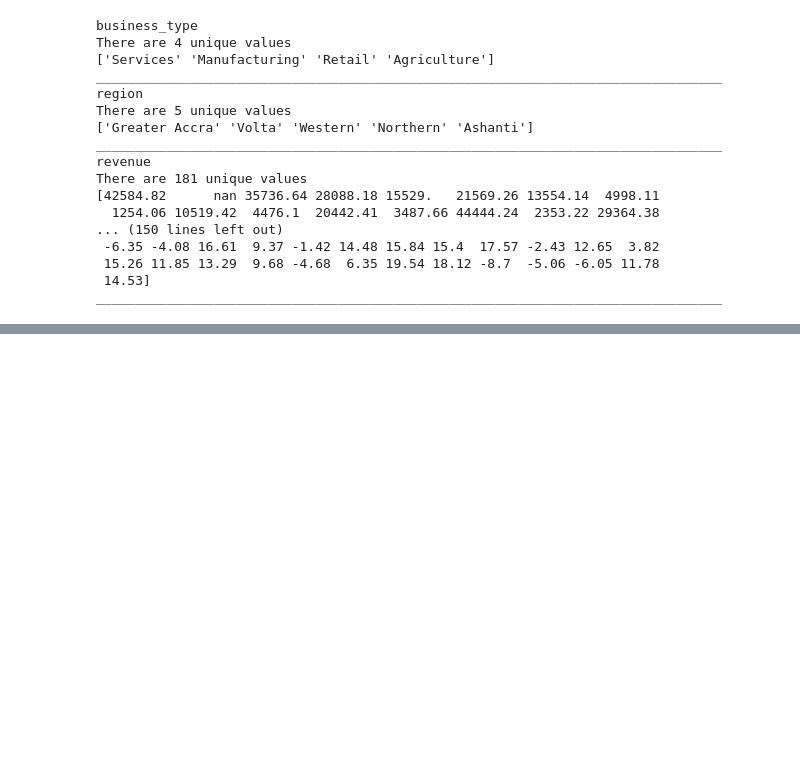
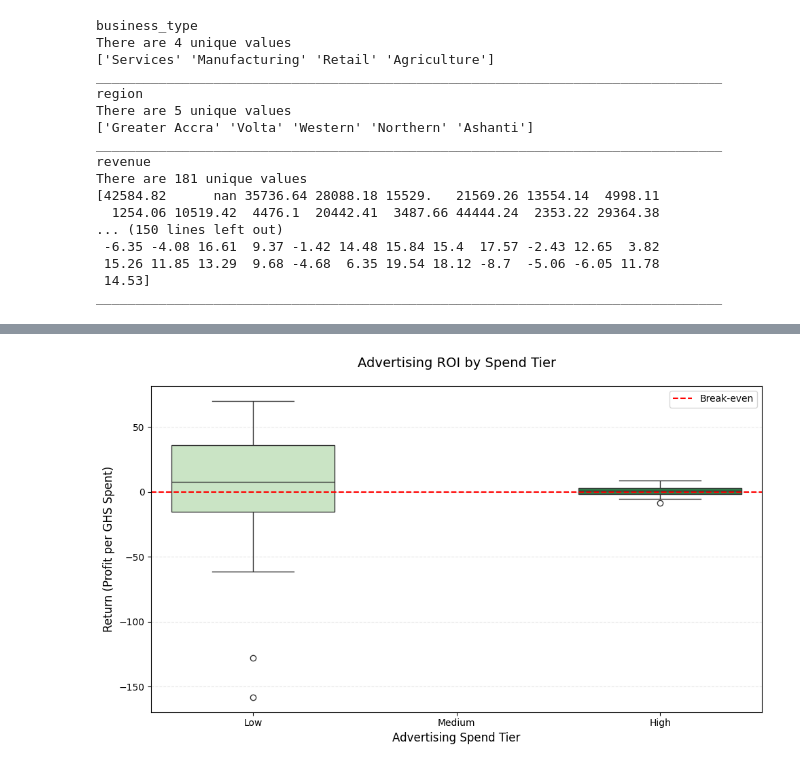
Before and after one commit to aquashie14/Small_Business_Performance_Analysis_in_Ghana, a Jupyter notebook: Noteboooks/SBPG.ipynb, the cells around one changed output, grey strips where cells are left out. Drawn from its saved outputs; the diff is of its cells as text; code cells hidden in the pictures; blank space fills up the shorter version.

```diff
--- a/Noteboooks/SBPG.ipynb
+++ b/Noteboooks/SBPG.ipynb
@@ -123,0 +534,23 @@ ________________________________________________________________________________
+# %%
+# Q2: Optimal Advertising Spend Analysis
+
+plt.figure(figsize=(10, 6))
+sns.boxplot(
+    x='advertising_tier',
+    y='advertising_roi',
+    data=df_Small_Business,
+    hue='advertising_tier',  # Fixes the warning
+    palette='Greens',
+    legend=False,
+    order=['Low', 'Medium', 'High']  # Ensures logical ordering
+)
+plt.axhline(0, color='red', linestyle='--', label='Break-even')
+plt.title("Advertising ROI by Spend Tier", fontsize=14, pad=20)
+plt.xlabel("Advertising Spend Tier", fontsize=12)
+plt.ylabel("Return (Profit per GHS Spent)", fontsize=12)
+plt.grid(axis='y', linestyle='--', alpha=0.3)
+plt.legend()
+plt.tight_layout()
+plt.savefig('q2_ad_roi_corrected.png', dpi=300)
+# %% [output]
+[figure, added]
```
Also changed, not shown: parts of 36 cells of this notebook, 6 other files.
